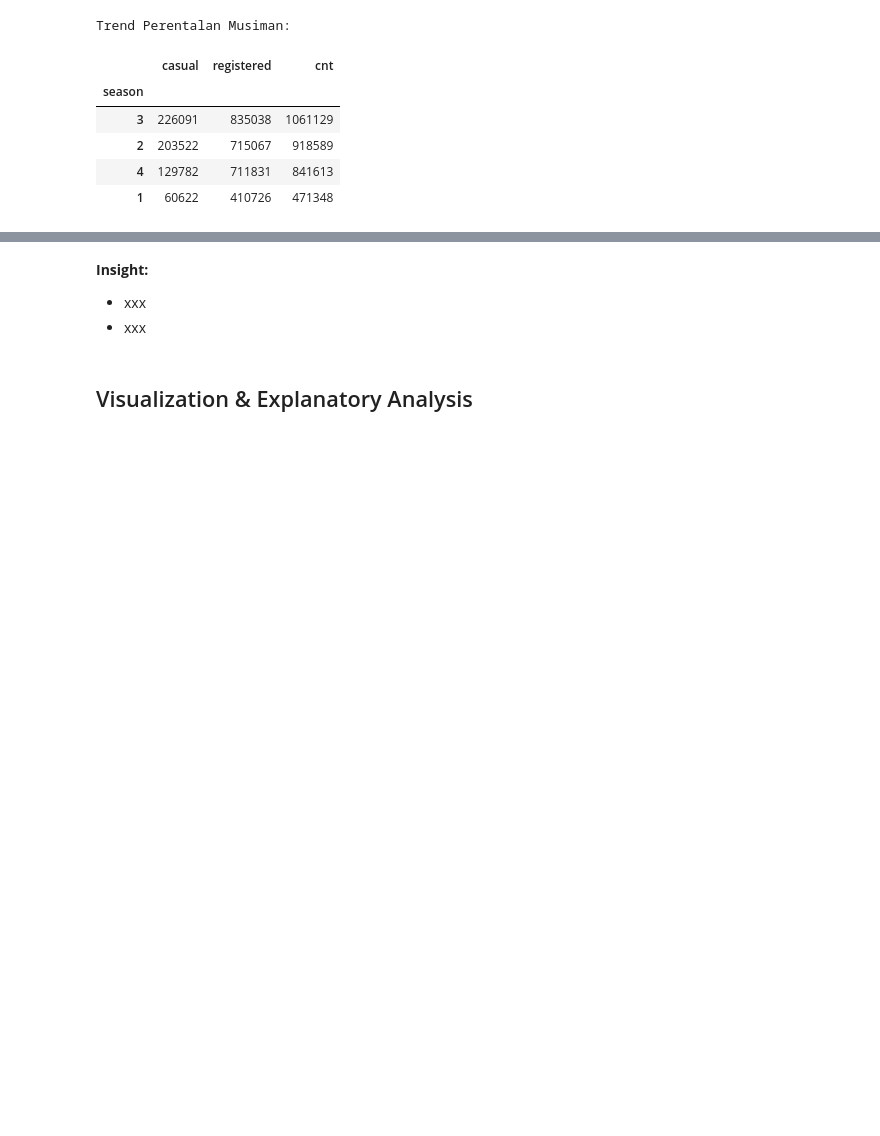
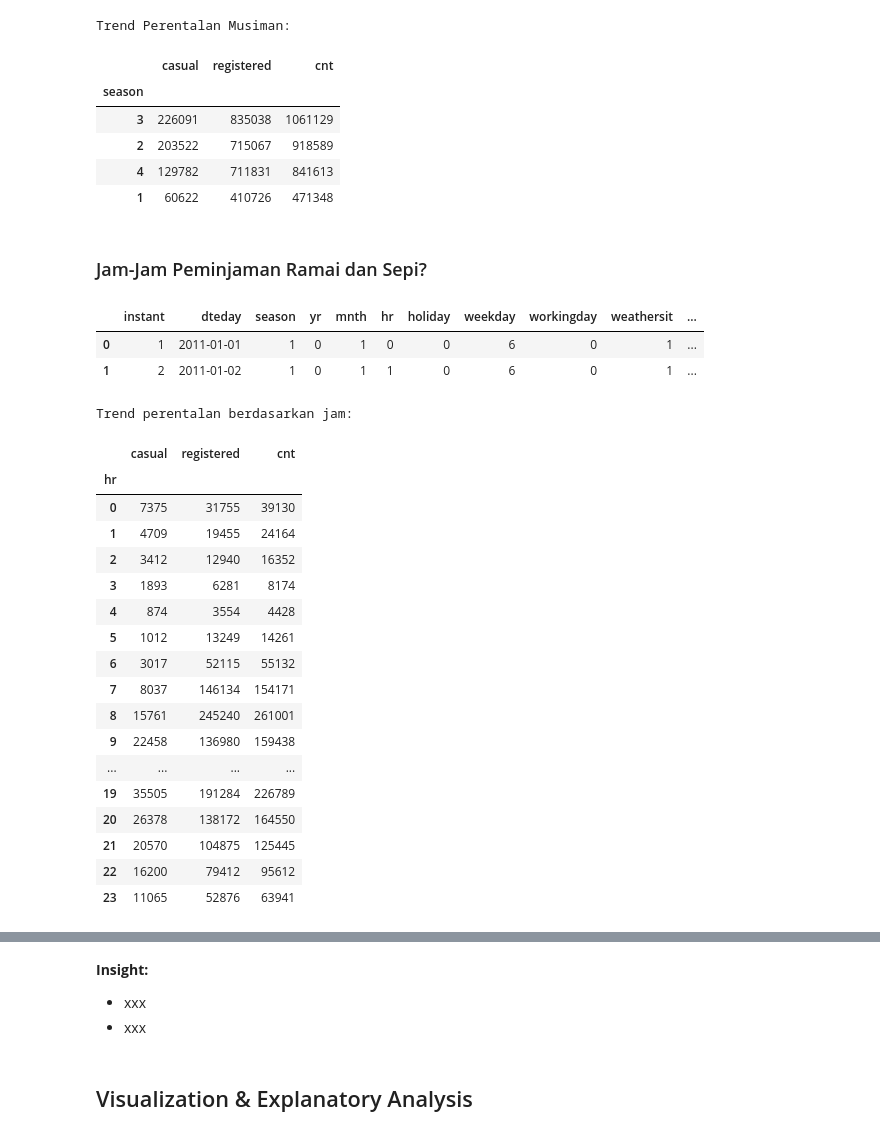
Before and after one commit to mayanggumelarr/PROYEK-ANALISIS-DATA, a Jupyter notebook: Proyek_Analisis_Data.ipynb, the cells around one changed output, grey strips where cells are left out. Drawn from its saved outputs; the diff is of its cells as text; code cells hidden in the pictures; blank space fills up the shorter version.

Commit message:
Update main notebook
Done with Question 4 (Perentalan by jam)

```diff
--- a/Proyek_Analisis_Data.ipynb
+++ b/Proyek_Analisis_Data.ipynb
@@ -291,3 +291,40 @@ Trend Perentalan Musiman:
 | 2 | 203522 | 715067 | 918589 |
 | 4 | 129782 | 711831 | 841613 |
 | 1 | 60622 | 410726 | 471348 |
+# %% [markdown]
+### Jam-Jam Peminjaman Ramai dan Sepi?
+# %%
+hour_data.head(2)
+# %% [output]
+|  | instant | dteday | season | yr | mnth | hr | holiday | weekday | workingday | weathersit | ... |
+| 0 | 1 | 2011-01-01 | 1 | 0 | 1 | 0 | 0 | 6 | 0 | 1 | ... |
+| 1 | 2 | 2011-01-02 | 1 | 0 | 1 | 1 | 0 | 6 | 0 | 1 | ... |
+# %%
+hours = hour_data.groupby("hr").agg({
+    'casual':'sum',
+    'registered':'sum',
+    'cnt':'sum'
+})
+
+print("Trend perentalan berdasarkan jam: ")
+hours
+# %% [output]
+Trend perentalan berdasarkan jam:
+|  | casual | registered | cnt |
+| hr |  |  |  |
+| 0 | 7375 | 31755 | 39130 |
+| 1 | 4709 | 19455 | 24164 |
+| 2 | 3412 | 12940 | 16352 |
+| 3 | 1893 | 6281 | 8174 |
+| 4 | 874 | 3554 | 4428 |
+| 5 | 1012 | 13249 | 14261 |
+| 6 | 3017 | 52115 | 55132 |
+| 7 | 8037 | 146134 | 154171 |
+| 8 | 15761 | 245240 | 261001 |
+| 9 | 22458 | 136980 | 159438 |
+| ... | ... | ... | ... |
+| 19 | 35505 | 191284 | 226789 |
+| 20 | 26378 | 138172 | 164550 |
+| 21 | 20570 | 104875 | 125445 |
+| 22 | 16200 | 79412 | 95612 |
+| 23 | 11065 | 52876 | 63941 |
```
Also changed, not shown: parts of 2 cells of this notebook, 1 other file.
